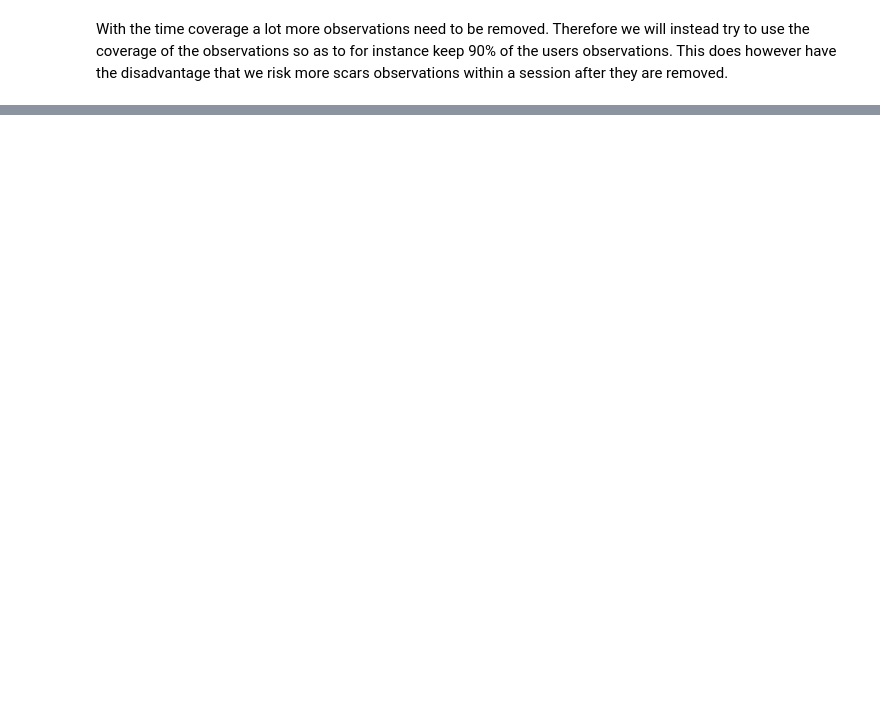
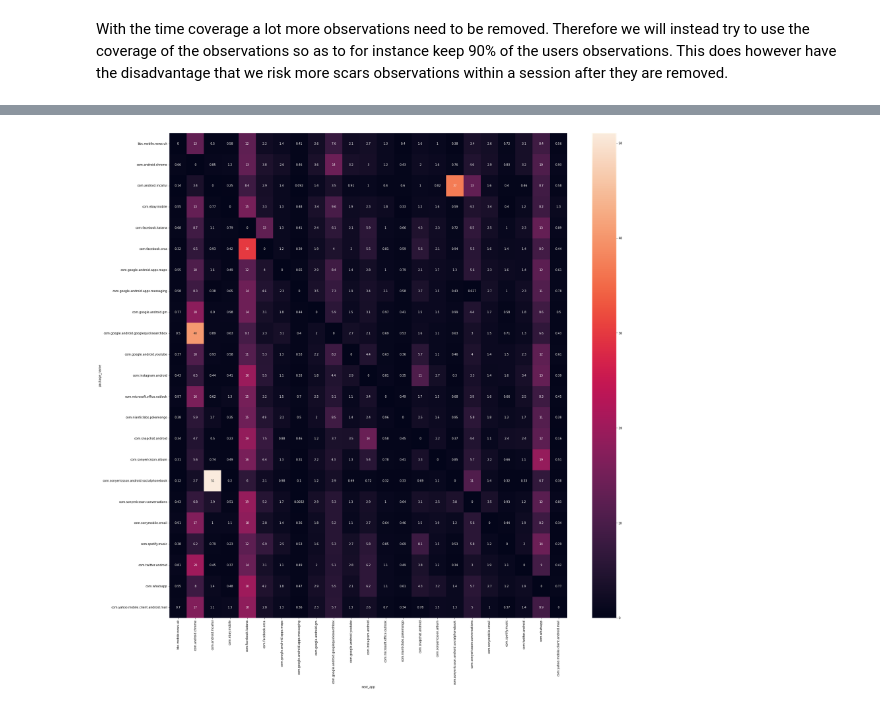
Before and after one commit to ClaraAndersen/motifs_and_competition_in_app_usage, a Jupyter notebook: removing_apps_based_on_coverage.ipynb, the cells around one changed output, grey strips where cells are left out. Drawn from its saved outputs; the diff is of its cells as text; code cells hidden in the pictures; blank space fills up the shorter version.

Commit message:
Transaction matrix

```diff
--- a/removing_apps_based_on_coverage.ipynb
+++ b/removing_apps_based_on_coverage.ipynb
@@ -227,0 +272,8 @@ CalledProcessError: Command '['java', '-jar', '/home/s164574/motifs_and_competit
+# %%
+df_transiction['probability'] = df_transiction.next_count_x/df_transiction.next_count_y*100
+# %%
+df_transiction.drop(['next_count_x', 'next_count_y'], axis=1, inplace=True)
+# %%
+Transaction_matrix = df_transiction.set_index(['package_name','next_app']).stack().unstack(level=1).droplevel(1)
+# %%
+Transaction_matrix=Transaction_matrix.fillna(0)
@@ -227,0 +302,6 @@ CalledProcessError: Command '['java', '-jar', '/home/s164574/motifs_and_competit
+# %%
+fig, ax = plt.subplots(figsize=(30,30))
+ax = sns.heatmap(Transaction_matrix, annot=True)
+#ax.set_title('Transaction matrix of 23 frequent apps from 70% apps coverage in whole dataset ')
+# %% [output]
+[figure, added]
```
Also changed, not shown: parts of 34 cells of this notebook.
